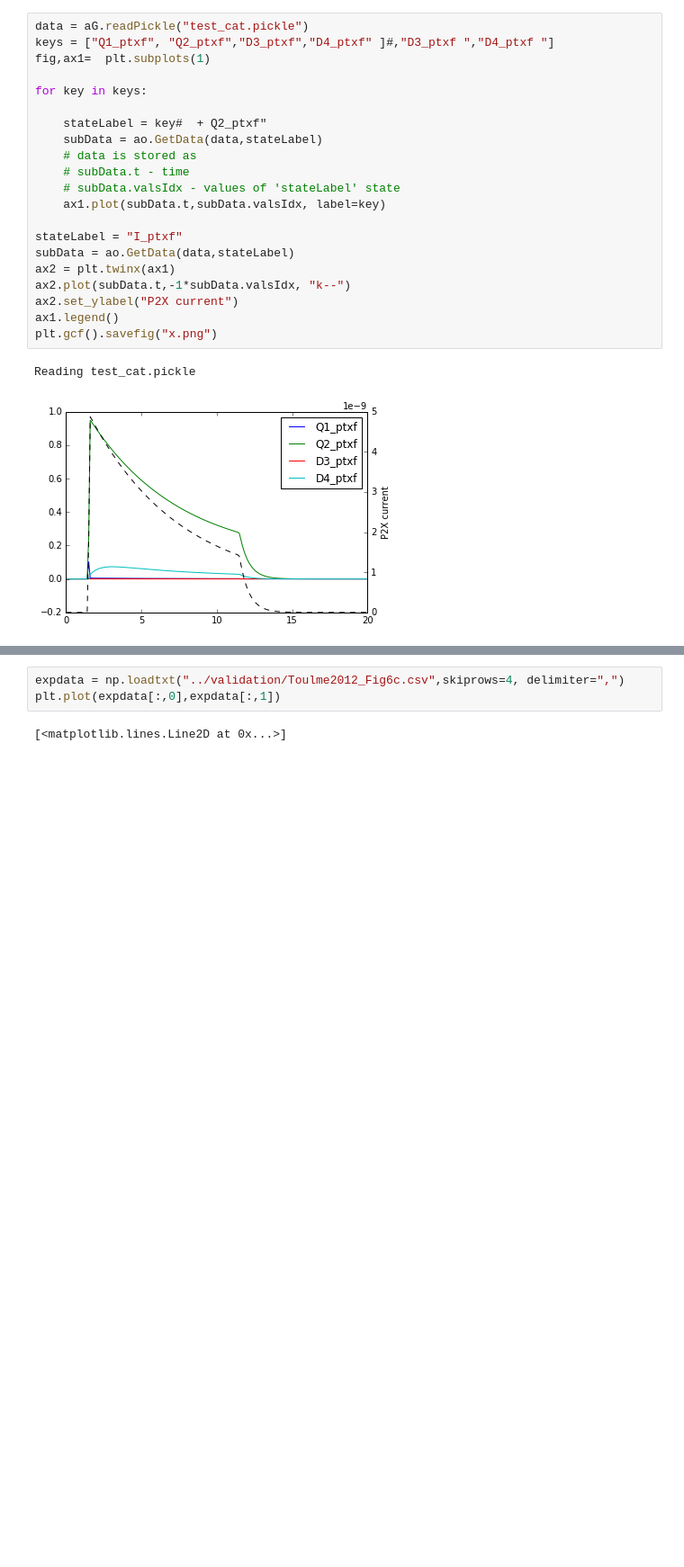
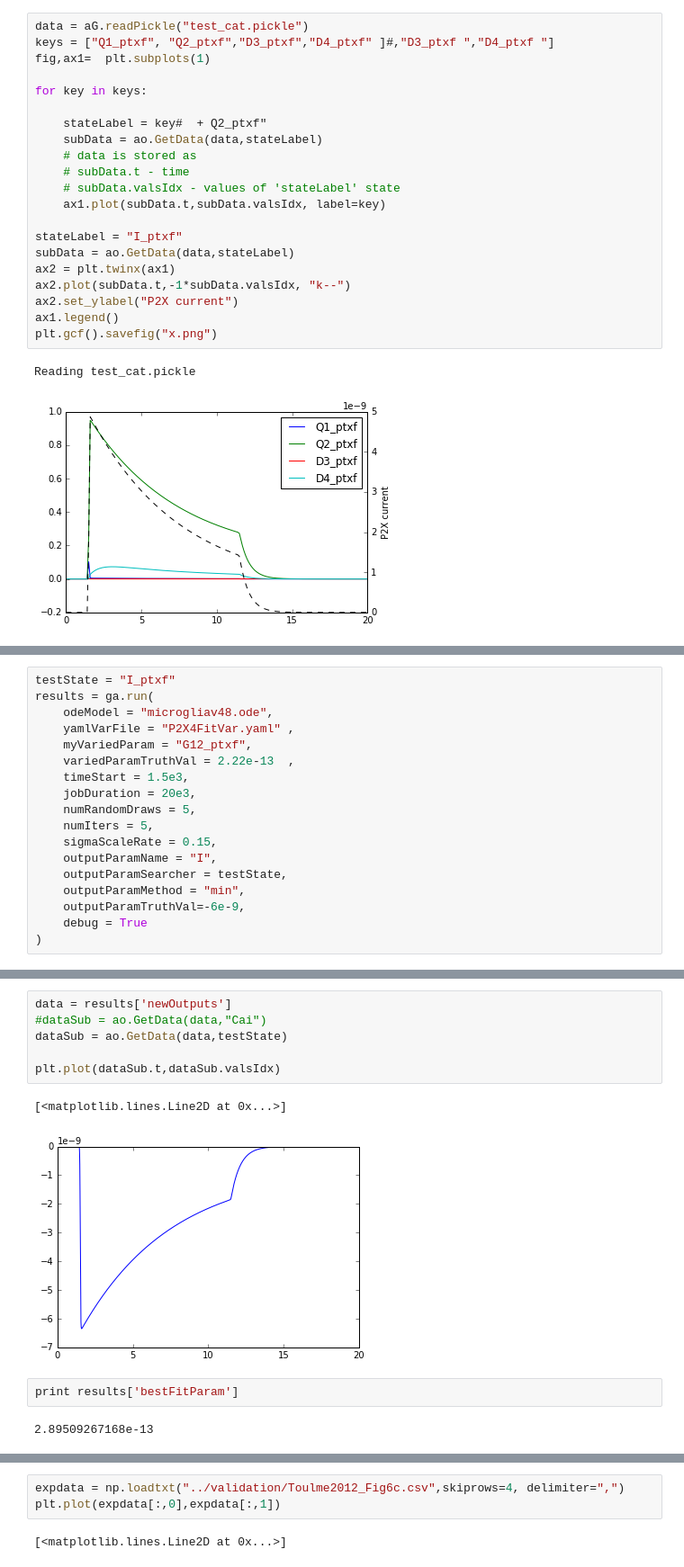
Before and after one commit to huskeypm/microglia, a Jupyter notebook: fitting/fitting.ipynb, the cells around one changed output, grey strips where cells are left out. Shown at 90% size. Cells and saved outputs as stored; diff of their text form; blank space fills up the shorter version.

Commit message:
added plotter/new run with best params for validation

```diff
--- a/fitting/fitting.ipynb
+++ b/fitting/fitting.ipynb
@@ -79,0 +89,18 @@ MORE TO COME
+# %%
+testState = "I_ptxf"
+results = ga.run(
+    odeModel = "microgliav48.ode",
+    yamlVarFile = "P2X4FitVar.yaml" ,
+    myVariedParam = "G12_ptxf",
+    variedParamTruthVal = 2.22e-13  ,
+    timeStart = 1.5e3,
+    jobDuration = 20e3,
+    numRandomDraws = 5,
+    numIters = 5,
+    sigmaScaleRate = 0.15,
+    outputParamName = "I",
+    outputParamSearcher = testState,
+    outputParamMethod = "min",
+    outputParamTruthVal=-6e-9,
+    debug = True
+)
@@ -79,0 +272,13 @@ MORE TO COME
+# %%
+data = results['newOutputs']
+#dataSub = ao.GetData(data,"Cai")
+dataSub = ao.GetData(data,testState)
+
+plt.plot(dataSub.t,dataSub.valsIdx)
+# %% [output]
+[<matplotlib.lines.Line2D at 0x...>]
+[figure, added]
+# %%
+print results['bestFitParam']
+# %% [output]
+2.89509267168e-13
```
Also changed, not shown: parts of 9 cells of this notebook, 1 other file.
